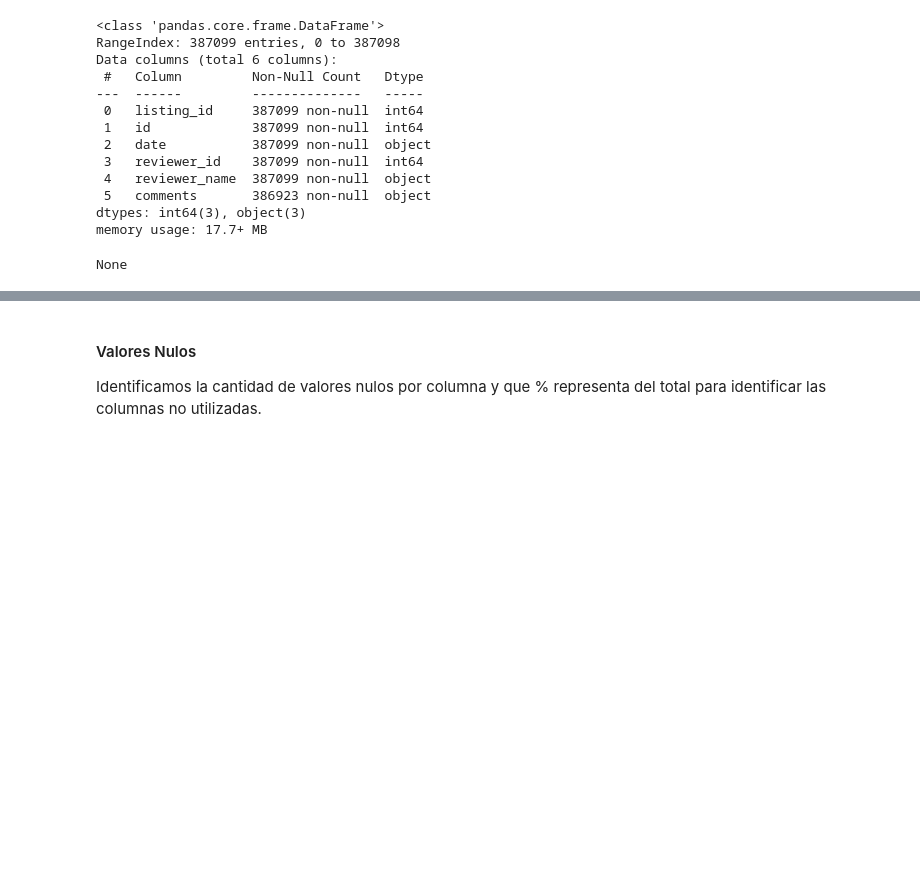
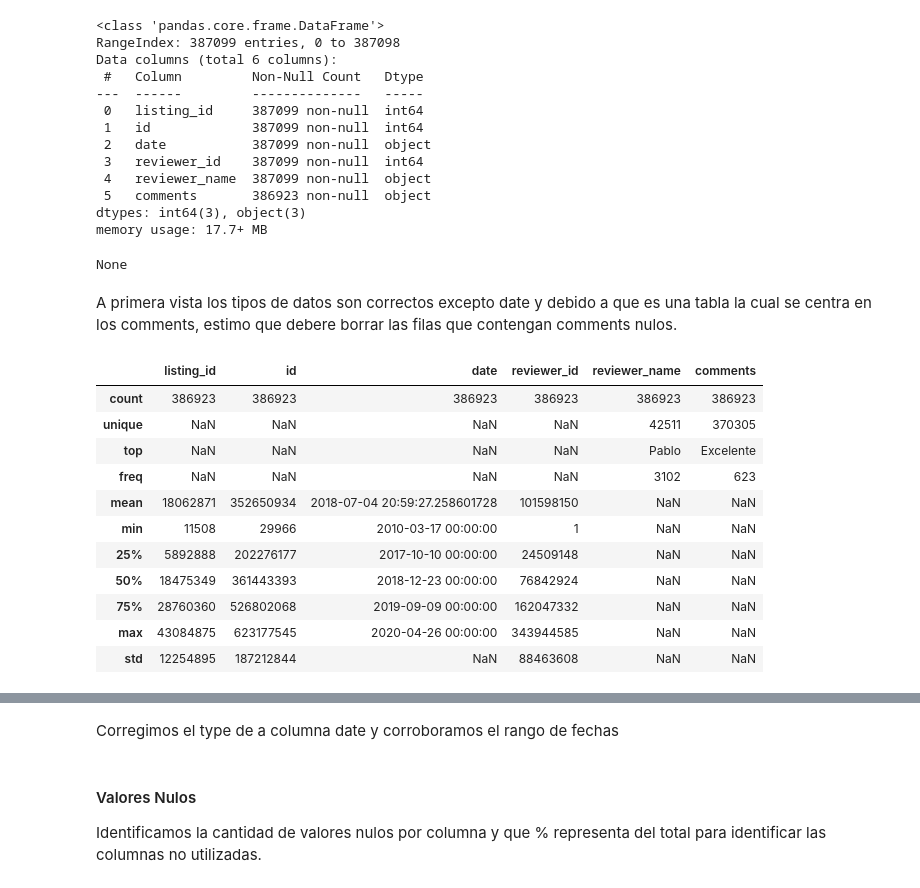
Before and after one commit to fastofasto/Desafio-Profesional-Data-Analyst, a Jupyter notebook: Entrega final - copia (2) (1).ipynb, the cells around one changed output, grey strips where cells are left out. Cells and saved outputs as stored; diff of their text form; code cells hidden in the pictures; blank space fills up the shorter version.

```diff
--- a/Entrega final - copia (2) (1).ipynb
+++ b/Entrega final - copia (2) (1).ipynb
@@ -472,3 +472,22 @@ Data columns (total 6 columns):
 dtypes: int64(3), object(3)
 memory usage: 17.7+ MB
 None
+# %% [markdown]
+A primera vista los tipos de datos son correctos excepto date y debido a que es una tabla la cual se centra en los comments, estimo que debere borrar las filas que contengan comments nulos.
+# %%
+descripcion_ajustada(reviews,[],['date'])
+display(reviews['date'].min())
+display(reviews['date'].max())
+# %% [output]
+|  | listing_id | id | date | reviewer_id | reviewer_name | comments |
+| count | 386923 | 386923 | 386923 | 386923 | 386923 | 386923 |
+| unique | NaN | NaN | NaN | NaN | 42511 | 370305 |
+| top | NaN | NaN | NaN | NaN | Pablo | Excelente |
+| freq | NaN | NaN | NaN | NaN | 3102 | 623 |
+| mean | 18062871 | 352650934 | 2018-07-04 20:59:27.258601728 | 101598150 | NaN | NaN |
+| min | 11508 | 29966 | 2010-03-17 00:00:00 | 1 | NaN | NaN |
+| 25% | 5892888 | 202276177 | 2017-10-10 00:00:00 | 24509148 | NaN | NaN |
+| 50% | 18475349 | 361443393 | 2018-12-23 00:00:00 | 76842924 | NaN | NaN |
+| 75% | 28760360 | 526802068 | 2019-09-09 00:00:00 | 162047332 | NaN | NaN |
+| max | 43084875 | 623177545 | 2020-04-26 00:00:00 | 343944585 | NaN | NaN |
+| std | 12254895 | 187212844 | NaN | 88463608 | NaN | NaN |
@@ -475,3 +496,5 @@ None
+# %% [markdown]
+Corregimos el type de a columna date y corroboramos el rango de fechas
 # %% [markdown]
 #### Valores Nulos
 Identificamos la cantidad de valores nulos por columna y que % representa del total para identificar las columnas no utilizadas.
```
Also changed, not shown: parts of 7 cells of this notebook.
